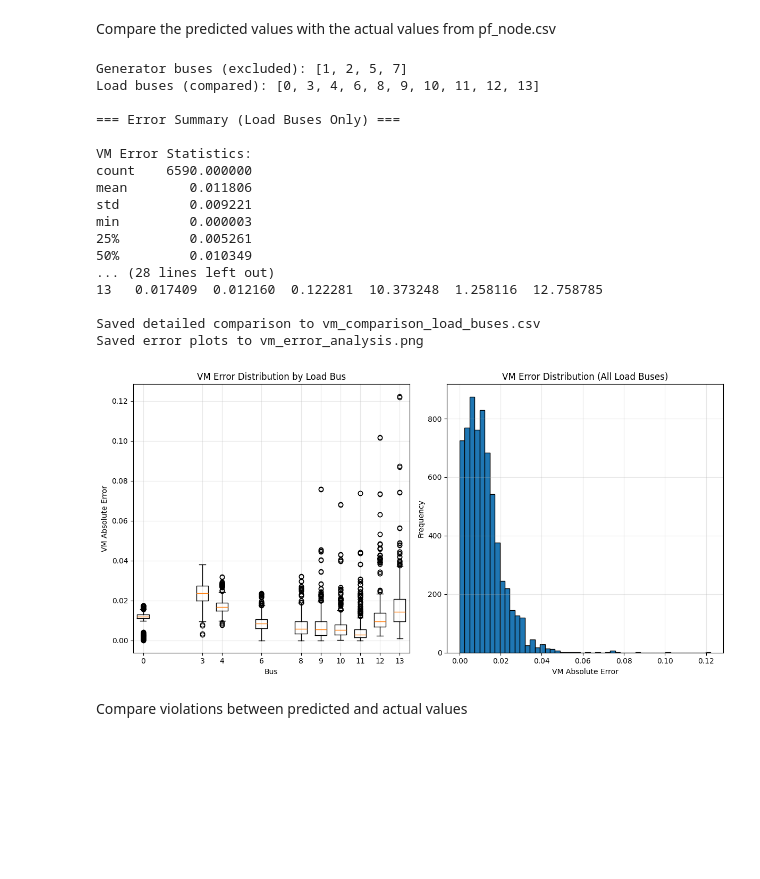
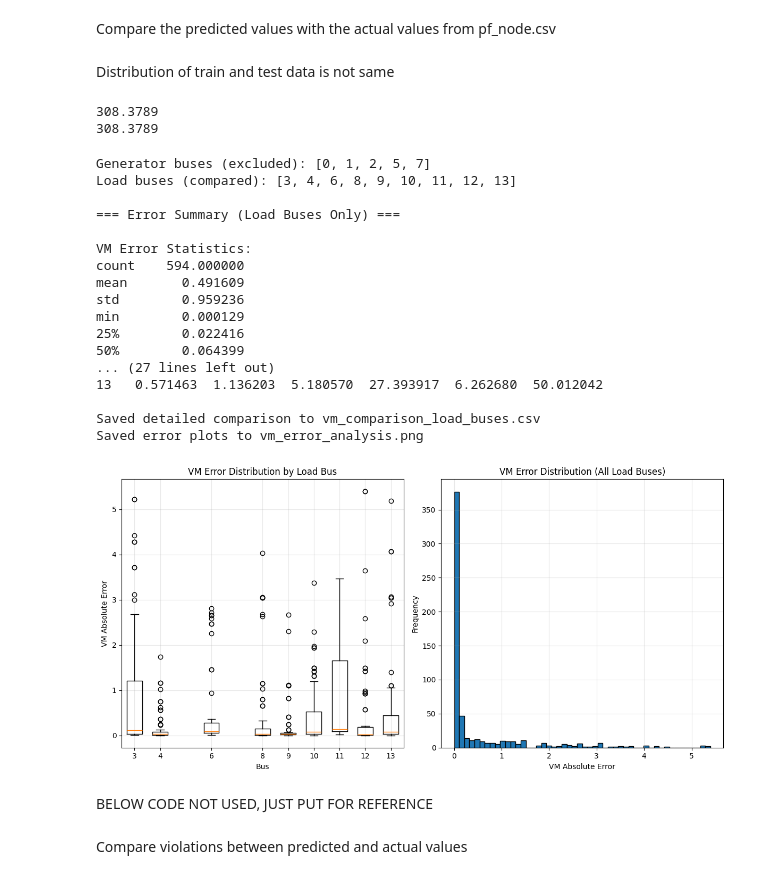
Before and after one commit to HHamann-SBU/GridSearch, a Jupyter notebook: notebooks/GridSearchSri3.ipynb, the cells around one changed output. Drawn from its saved outputs; the diff is of its cells as text; code cells hidden in the pictures; blank space fills up the shorter version.

Commit message:
modify data saving etc

```diff
--- a/notebooks/GridSearchSri3.ipynb
+++ b/notebooks/GridSearchSri3.ipynb
@@ -171,8 +171,7 @@ import numpy as np
 
 
 scenarios = pd.read_excel("../data/load-scenarios.xlsx")
-added_load_valued = [4,8,12,16,20]
-added_load_values = [4,20]
+added_load_values = [4,8,12,16,20]
 q_p_ratio = 0.5
 vmax, vmin = 1.05, 0.95
 line_loading_max = 1.0
@@ -192,8 +191,6 @@ notConvergedCount = 0
 # LOOP 1: iterate over load scenarios
 # ============================================================
 for i,scen_id in enumerate(scenarios['scenario'].unique()):
-    if i>1:
-        break
     scen_data = scenarios[scenarios['scenario'] == scen_id]
     print(f"\n=== Scenario {scen_id} ===")
 
@@ -517,5 +534,13 @@ First few predictions:
 # %% [markdown]
 Compare the predicted values with the actual values from pf_node.csv
+# %% [markdown]
+Distribution of train and test data is not same
+# %%
+print(litGrid.node_normalizers[0].baseMVA)
+print(litGrid.edge_normalizers[0].baseMVA)
+# %% [output]
+308.3789
+308.3789
 # %%
 #PLOT THE ERRORS between actual and predicted values
 import pandas as pd
@@ -523,11 +548,12 @@ import numpy as np
 import matplotlib.pyplot as plt
 
 
-pf_node = pd.read_csv(dir_path+"/pf_node.csv")
-predictions = pd.read_csv(data_path+"/case14_ieee/predictions/predictions.csv")
+pf_node = pd.read_csv("../../gridfm-datakit/data_test/case14_ieee/raw/pf_node.csv")
+predictions = pd.read_csv("../../gridfm-datakit/data_test/predictions/predictions.csv")
+# pf_node = pd.read_csv("/Users/srihi/Study/RA/gridfm-datakit/data_out/case14_ieee/raw/pf_node.csv")
+# predictions = pd.read_csv("/Users/srihi/Study/RA/predictions.csv")
 
-
-gen_buses = [1, 2, 5, 7] #7 is Slack, so should I include or exclude ???
+gen_buses = [0, 1, 2, 5, 7]
 load_buses = [b for b in pf_node['bus'].unique() if b not in gen_buses]
 
 print(f"Generator buses (excluded): {gen_buses}")
@@ -567,44 +593,46 @@ print(f"\nSaved detailed comparison to vm_comparison_load_buses.csv")
 
 # Optional: Plot VM errors
 plt.figure(figsize=(12, 6))
 plt.subplot(1, 2, 1)
 for bus in load_buses:
     bus_data = comparison[comparison['bus'] == bus]['VM_error']
     plt.boxplot(bus_data, positions=[bus], widths=0.6)
 plt.xlabel('Bus')
 plt.ylabel('VM Absolute Error')
 plt.title('VM Error Distribution by Load Bus')
 plt.grid(True, alpha=0.3)
 
 plt.subplot(1, 2, 2)
 plt.hist(comparison['VM_error'], bins=50, edgecolor='black')
 plt.xlabel('VM Absolute Error')
 plt.ylabel('Frequency')
 plt.title('VM Error Distribution (All Load Buses)')
 plt.grid(True, alpha=0.3)
 
 plt.tight_layout()
 plt.savefig('vm_error_analysis.png', dpi=150)
 print("Saved error plots to vm_error_analysis.png")
 # %% [output]
-Generator buses (excluded): [1, 2, 5, 7]
-Load buses (compared): [0, 3, 4, 6, 8, 9, 10, 11, 12, 13]
+Generator buses (excluded): [0, 1, 2, 5, 7]
+Load buses (compared): [3, 4, 6, 8, 9, 10, 11, 12, 13]
 
 === Error Summary (Load Buses Only) ===
 
 VM Error Statistics:
-count    6590.000000
-mean        0.011806
-std         0.009221
-min         0.000003
-25%         0.005261
-50%         0.010349
-... (28 lines left out)
-13   0.017409  0.012160  0.122281  10.373248  1.258116  12.758785
+count    594.000000
+mean       0.491609
+std        0.959236
+min        0.000129
+25%        0.022416
+50%        0.064399
+... (27 lines left out)
+13   0.571463  1.136203  5.180570  27.393917  6.262680  50.012042
 
 Saved detailed comparison to vm_comparison_load_buses.csv
 Saved error plots to vm_error_analysis.png
-[figure, old version]
+[figure, new version]
+# %% [markdown]
+BELOW CODE NOT USED, JUST PUT FOR REFERENCE
 # %% [markdown]
 Compare violations between predicted and actual values
 # %%
```
Also changed, not shown: parts of 10 cells of this notebook.
